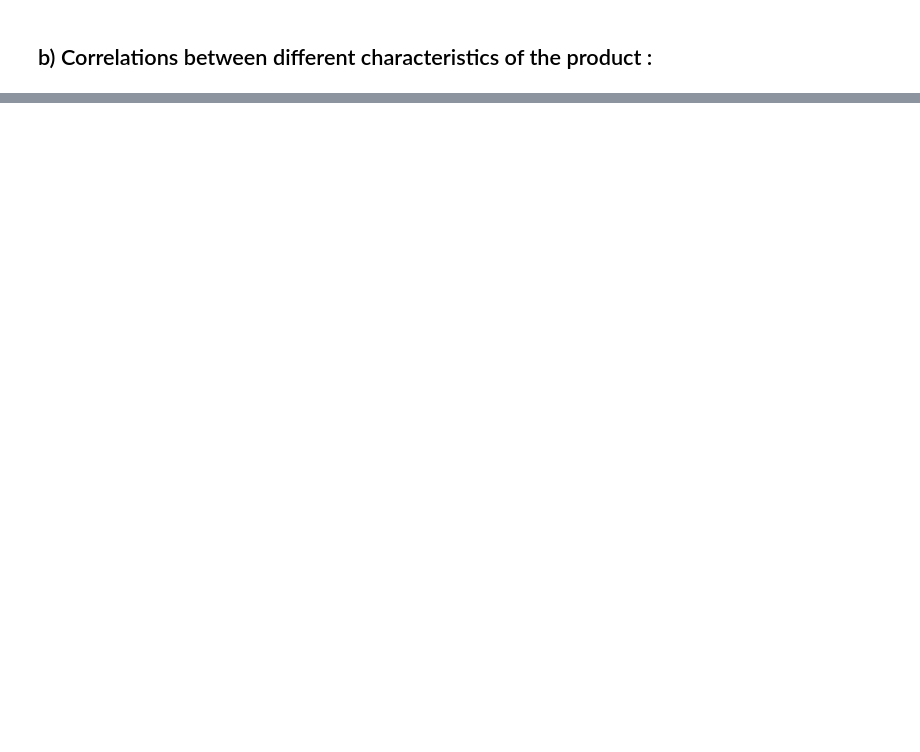
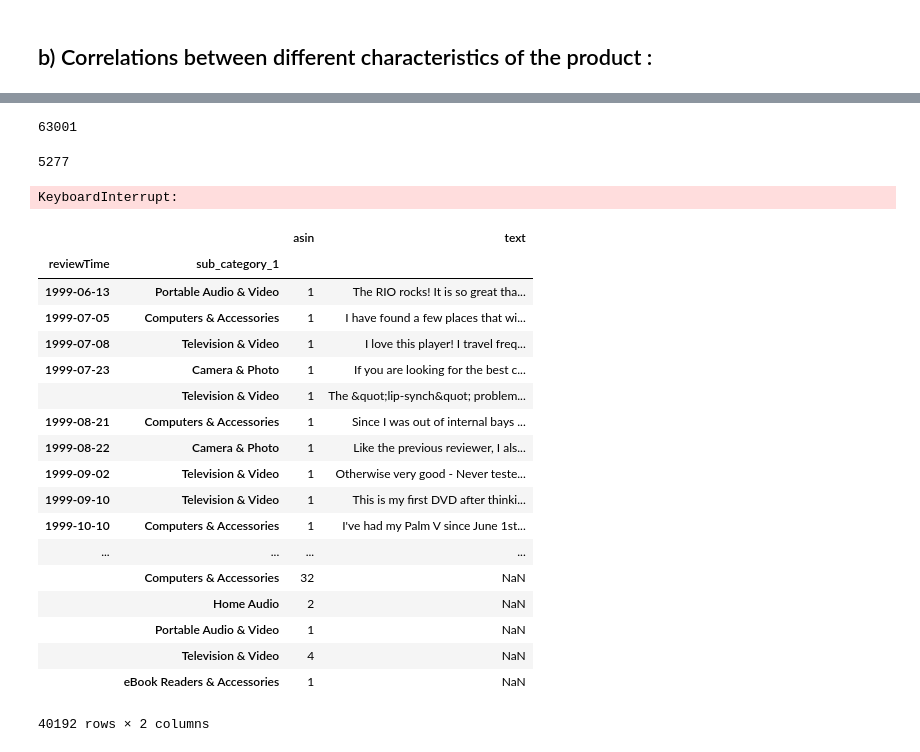
Before and after one commit to sourabhlal/ada2017, a Jupyter notebook: Project/timeline_distribution_correlations.ipynb, the cells around one changed output, grey strips where cells are left out. Cells and saved outputs as stored; diff of their text form; code cells hidden in the pictures; blank space fills up the shorter version.

```diff
--- a/Project/timeline_distribution_correlations.ipynb
+++ b/Project/timeline_distribution_correlations.ipynb
@@ -267,2 +347,10 @@ corr('length_review','helpfulness',2012)
 # %%
 #sentiment and the 3 above
+# %%
+len(set(df.asin))
+# %% [output]
+63001
+# %%
+len(set(df.reviewTime))
+# %% [output]
+5277
@@ -268,0 +360,30 @@ corr('length_review','helpfulness',2012)
+# %%
+D=df.groupby(['reviewTime','sub_category_1']).count()
+concat=pd.DataFrame(D.asin)
+for i in concat.index:
+    data=df.loc[(df.reviewTime==i[0])&(df.sub_category_1==i[1])]
+    concat.loc[i,'text']='.'.join(list(data.reviewText))
+# %% [output]
+KeyboardInterrupt:
+# %%
+concat
+# %% [output]
+|  |  | asin | text |
+| reviewTime | sub_category_1 |  |  |
+| 1999-06-13 | Portable Audio & Video | 1 | The RIO rocks! It is so great tha... |
+| 1999-07-05 | Computers & Accessories | 1 | I have found a few places that wi... |
+| 1999-07-08 | Television & Video | 1 | I love this player! I travel freq... |
+| 1999-07-23 | Camera & Photo | 1 | If you are looking for the best c... |
+|  | Television & Video | 1 | The &quot;lip-synch&quot; problem... |
+| 1999-08-21 | Computers & Accessories | 1 | Since I was out of internal bays ... |
+| 1999-08-22 | Camera & Photo | 1 | Like the previous reviewer, I als... |
+| 1999-09-02 | Television & Video | 1 | Otherwise very good - Never teste... |
+| 1999-09-10 | Television & Video | 1 | This is my first DVD after thinki... |
+| 1999-10-10 | Computers & Accessories | 1 | I've had my Palm V since June 1st... |
+| ... | ... | ... | ... |
+|  | Computers & Accessories | 32 | NaN |
+|  | Home Audio | 2 | NaN |
+|  | Portable Audio & Video | 1 | NaN |
+|  | Television & Video | 4 | NaN |
+|  | eBook Readers & Accessories | 1 | NaN |
+40192 rows × 2 columns
```
Also changed, not shown: parts of 45 cells of this notebook, 1 other file.
